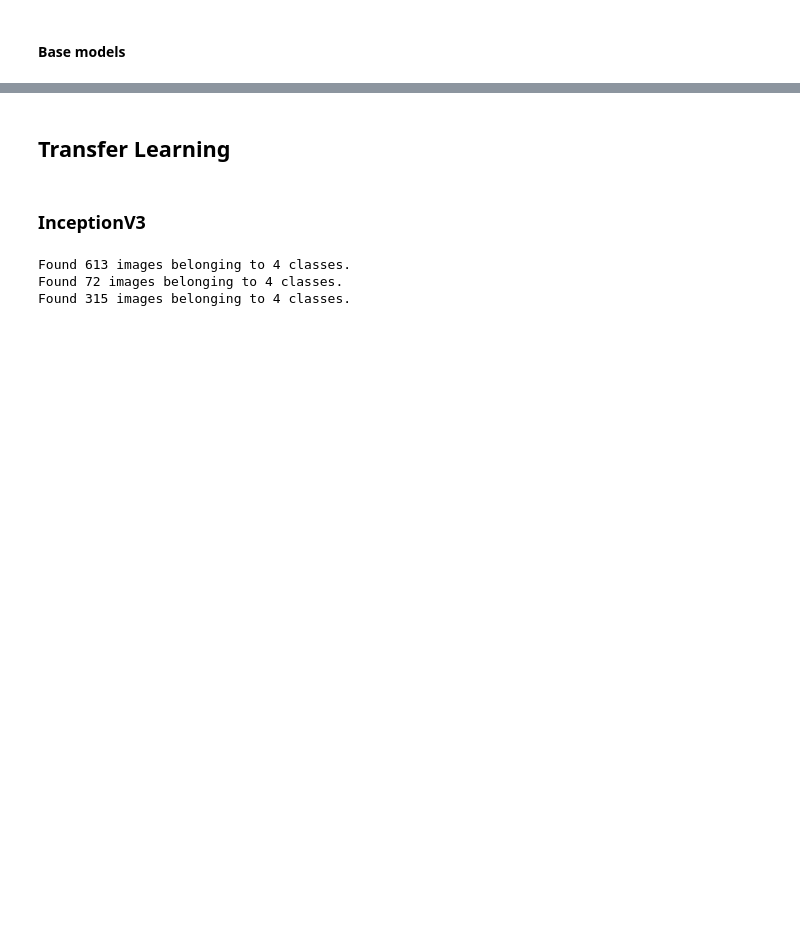
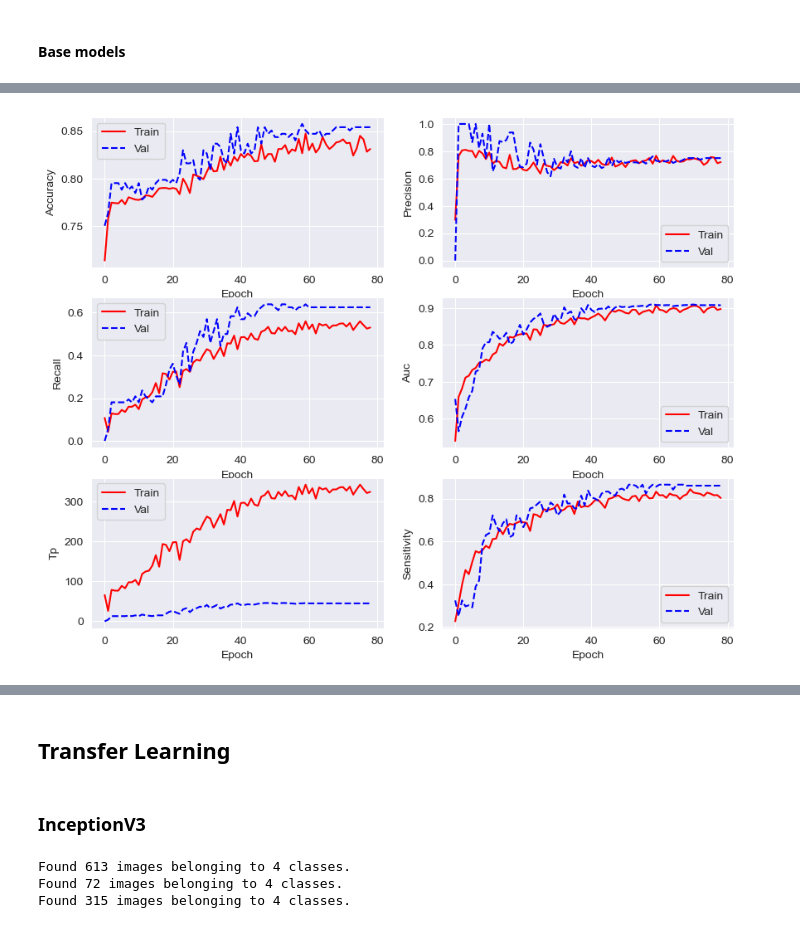
Before and after one commit to alekgralek/cnn-lung-cancer-detection, a Jupyter notebook: image_classification_project.ipynb, the cells around one changed output, grey strips where cells are left out. Cells and saved outputs as stored; diff of their text form; code cells hidden in the pictures; blank space fills up the shorter version.

```diff
--- a/image_classification_project.ipynb
+++ b/image_classification_project.ipynb
@@ -58,3 +75,16 @@ Average image size:  [416. 288.]
+# %%
+def plot_metrics(x):
+    metrics =  ['accuracy', 'precision', 'recall', 'auc', 'tp', 'sensitivity']
+    plt.figure(figsize=(10, 8))
+    for n, metric in enumerate(metrics):
+        name = metric.replace("_"," ").capitalize()
+        plt.subplot(3, 2, n+1)
+        plt.plot(x.epoch,  x.history[metric], color='red', label='Train')
+        plt.plot(x.epoch, x.history['val_'+metric], color='blue', linestyle="--", label='Val')
+        plt.xlabel('Epoch')
+        plt.ylabel(name)
+        plt.legend()
+    plt.show()
 # %%
 train_datagen = ImageDataGenerator(dtype='float32', rescale = 1./255, validation_split = 0.2, rotation_range=15,
                                    width_shift_range=0.1, height_shift_range=0.1, brightness_range=[0.4, 1.2],
@@ -642,0 +165,4 @@ plt.show()
+# %%
+plot_metrics(fm_1)
+# %% [output]
+[figure, added]
```
Also changed, not shown: parts of 95 cells of this notebook.
